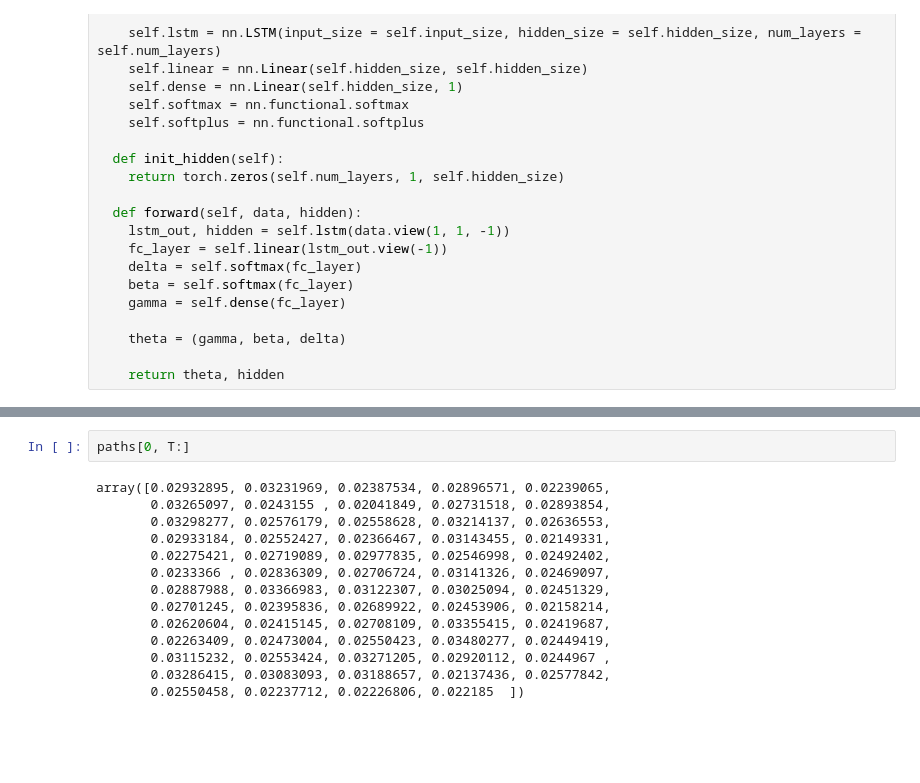
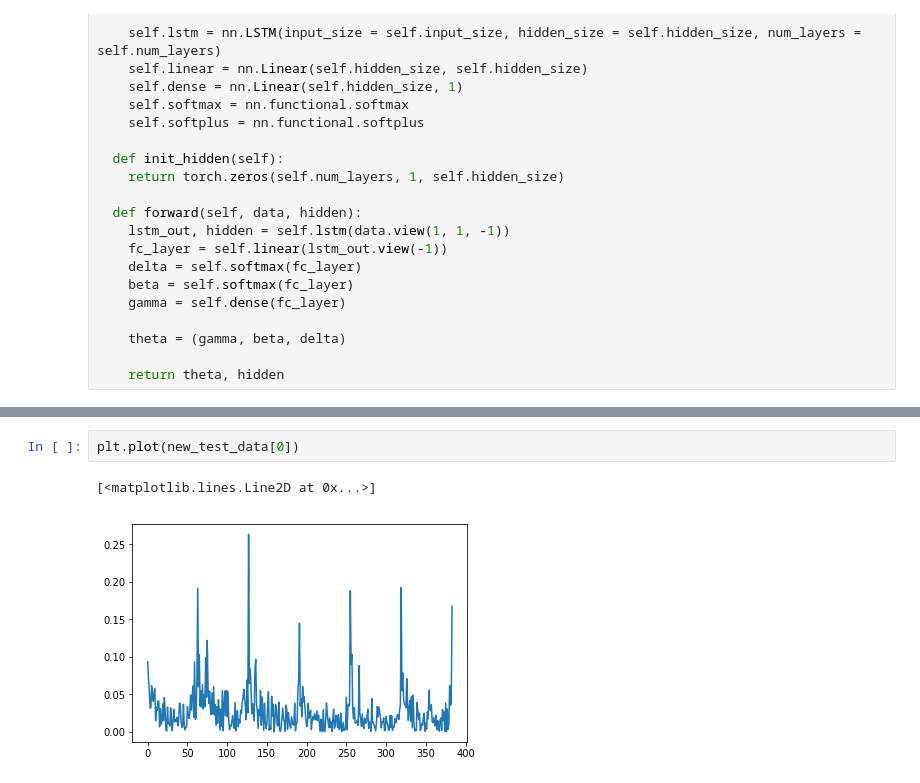
Before and after one commit to emilyj19/TS, a Jupyter notebook: SQF_RNN_model.ipynb, the cells around one changed output, grey strips where cells are left out. Saved outputs shown, nothing was run; the diff lists cells and outputs as text; blank space fills up the shorter version.

```diff
--- a/SQF_RNN_model.ipynb
+++ b/SQF_RNN_model.ipynb
@@ -370,17 +399,6 @@ with torch.no_grad():
-# %%
-paths[0, T:]
-# %% [output]
-array([0.02932895, 0.03231969, 0.02387534, 0.02896571, 0.02239065,
-       0.03265097, 0.0243155 , 0.02041849, 0.02731518, 0.02893854,
-       0.03298277, 0.02576179, 0.02558628, 0.03214137, 0.02636553,
-       0.02933184, 0.02552427, 0.02366467, 0.03143455, 0.02149331,
-       0.02275421, 0.02719089, 0.02977835, 0.02546998, 0.02492402,
-       0.0233366 , 0.02836309, 0.02706724, 0.03141326, 0.02469097,
-       0.02887988, 0.03366983, 0.03122307, 0.03025094, 0.02451329,
-       0.02701245, 0.02395836, 0.02689922, 0.02453906, 0.02158214,
-       0.02620604, 0.02415145, 0.02708109, 0.03355415, 0.02419687,
-       0.02263409, 0.02473004, 0.02550423, 0.03480277, 0.02449419,
-       0.03115232, 0.02553424, 0.03271205, 0.02920112, 0.0244967 ,
-       0.03286415, 0.03083093, 0.03188657, 0.02137436, 0.02577842,
-       0.02550458, 0.02237712, 0.02226806, 0.022185  ])
+# %%
+plt.plot(new_test_data[0])
+# %% [output]
+[<matplotlib.lines.Line2D at 0x...>]
+[figure, added]
 # %%
```
Also changed, not shown: parts of 26 cells of this notebook.
